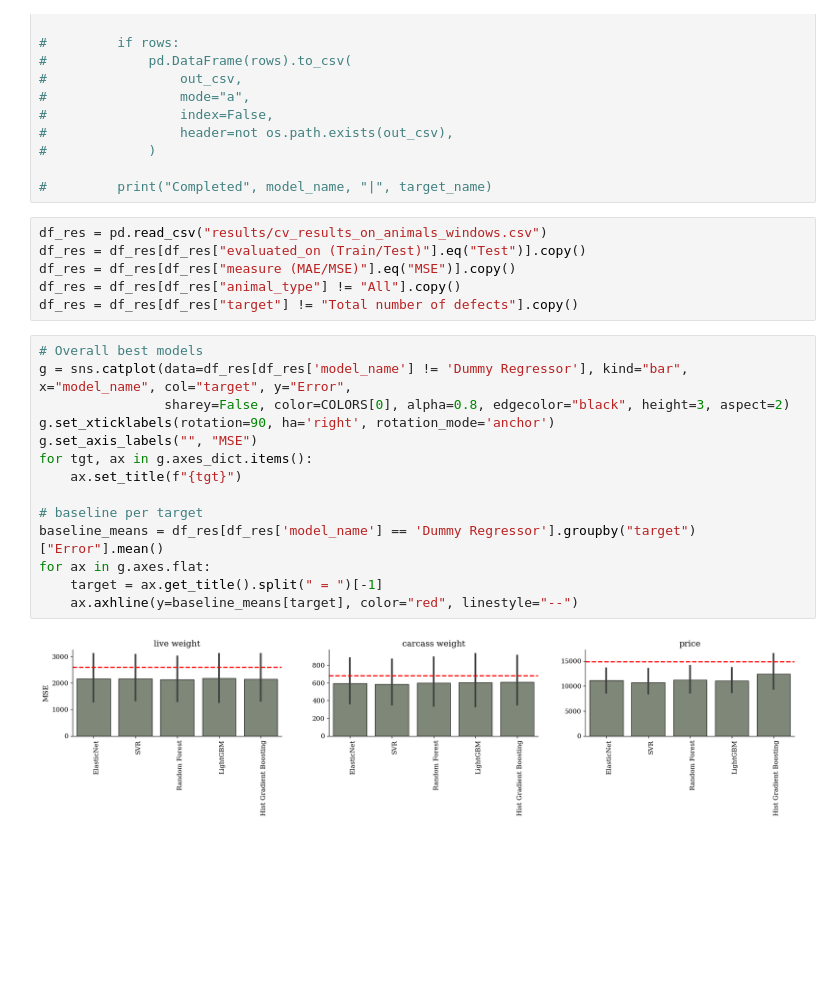
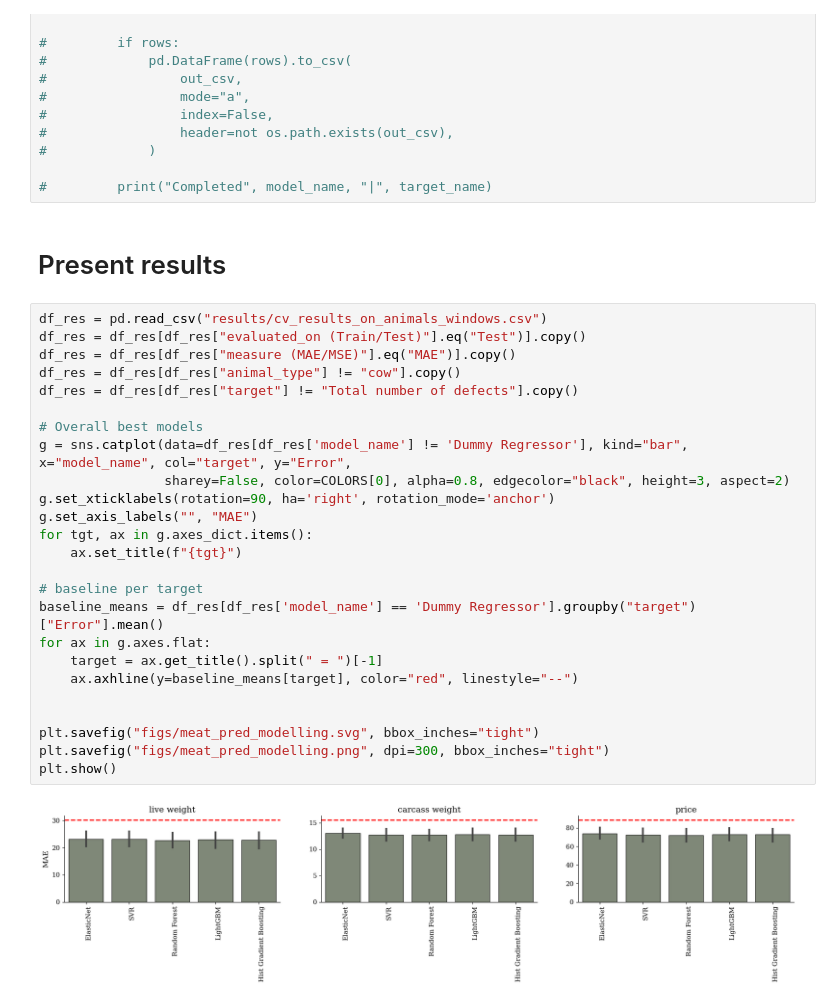
Before and after one commit to KatDost/Weather-CattleHealth, a Jupyter notebook: beef_predictive_modelling.ipynb, the cells around one changed output. Saved outputs shown, nothing was run; the diff lists cells and outputs as text; blank space fills up the shorter version.

Commit message:
updated beef plots; tidied up notebooks

```diff
--- a/beef_predictive_modelling.ipynb
+++ b/beef_predictive_modelling.ipynb
@@ -301,25 +310,32 @@ Rows per target:
 #             )
 
 #         print("Completed", model_name, "|", target_name)
-# %%
-df_res = pd.read_csv("results/cv_results_on_animals_windows.csv")
-df_res = df_res[df_res["evaluated_on (Train/Test)"].eq("Test")].copy()
-df_res = df_res[df_res["measure (MAE/MSE)"].eq("MSE")].copy()
-df_res = df_res[df_res["animal_type"] != "All"].copy()
-df_res = df_res[df_res["target"] != "Total number of defects"].copy()
+# %% [markdown]
+# Present results
 # %%
+df_res = pd.read_csv("results/cv_results_on_animals_windows.csv")
+df_res = df_res[df_res["evaluated_on (Train/Test)"].eq("Test")].copy()
+df_res = df_res[df_res["measure (MAE/MSE)"].eq("MAE")].copy()
+df_res = df_res[df_res["animal_type"] != "cow"].copy()
+df_res = df_res[df_res["target"] != "Total number of defects"].copy()
+
 # Overall best models
 g = sns.catplot(data=df_res[df_res['model_name'] != 'Dummy Regressor'], kind="bar", x="model_name", col="target", y="Error",
                 sharey=False, color=COLORS[0], alpha=0.8, edgecolor="black", height=3, aspect=2)
 g.set_xticklabels(rotation=90, ha='right', rotation_mode='anchor')
-g.set_axis_labels("", "MSE")
+g.set_axis_labels("", "MAE")
 for tgt, ax in g.axes_dict.items():
     ax.set_title(f"{tgt}")
 
 # baseline per target
 baseline_means = df_res[df_res['model_name'] == 'Dummy Regressor'].groupby("target")["Error"].mean()
 for ax in g.axes.flat:
     target = ax.get_title().split(" = ")[-1]
     ax.axhline(y=baseline_means[target], color="red", linestyle="--")
+
+
+plt.savefig("figs/meat_pred_modelling.svg", bbox_inches="tight")
+plt.savefig("figs/meat_pred_modelling.png", dpi=300, bbox_inches="tight")
+plt.show()
 # %% [output]
-[figure, old version]
+[figure, new version]
```
Also changed, not shown: parts of 11 cells of this notebook, 42 other files.
